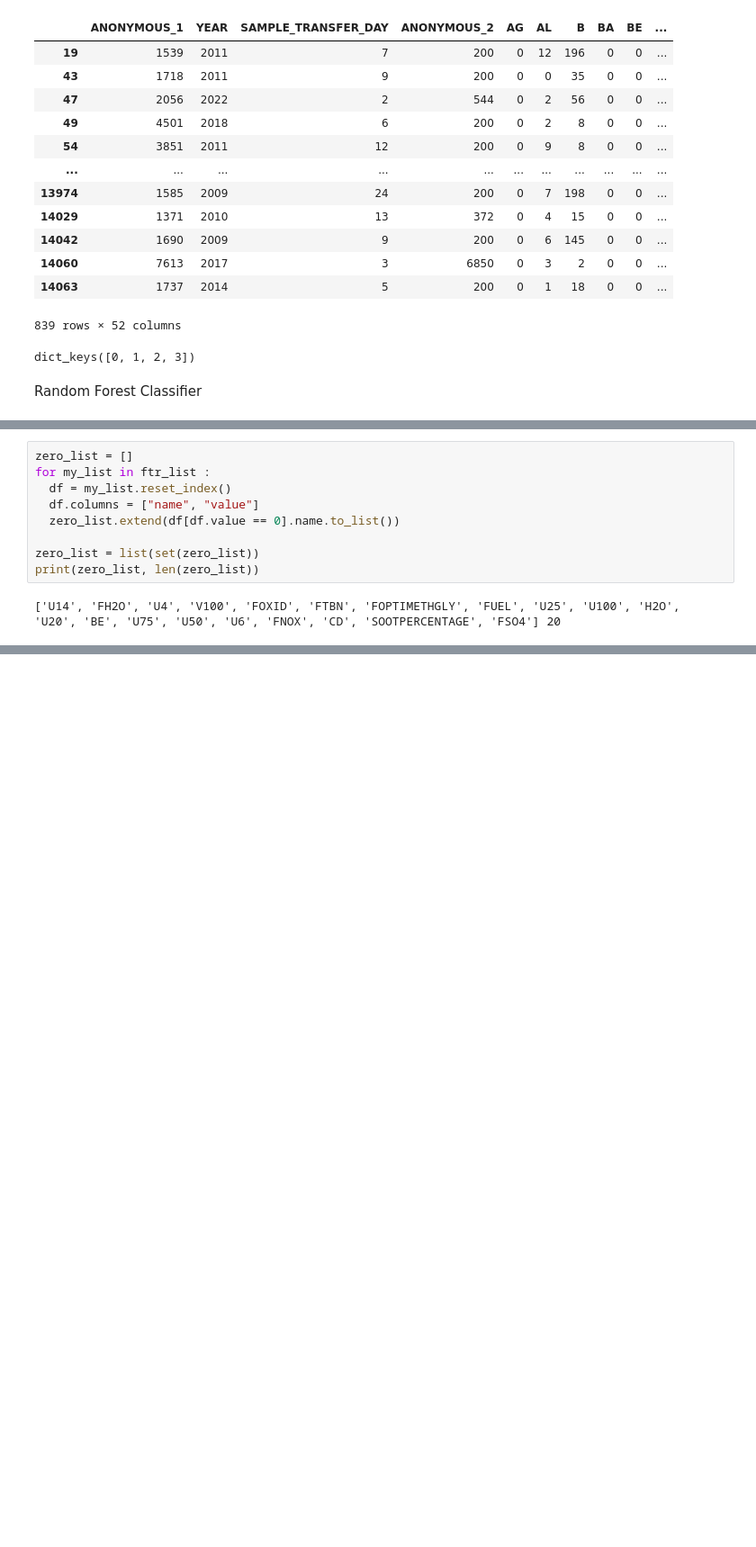
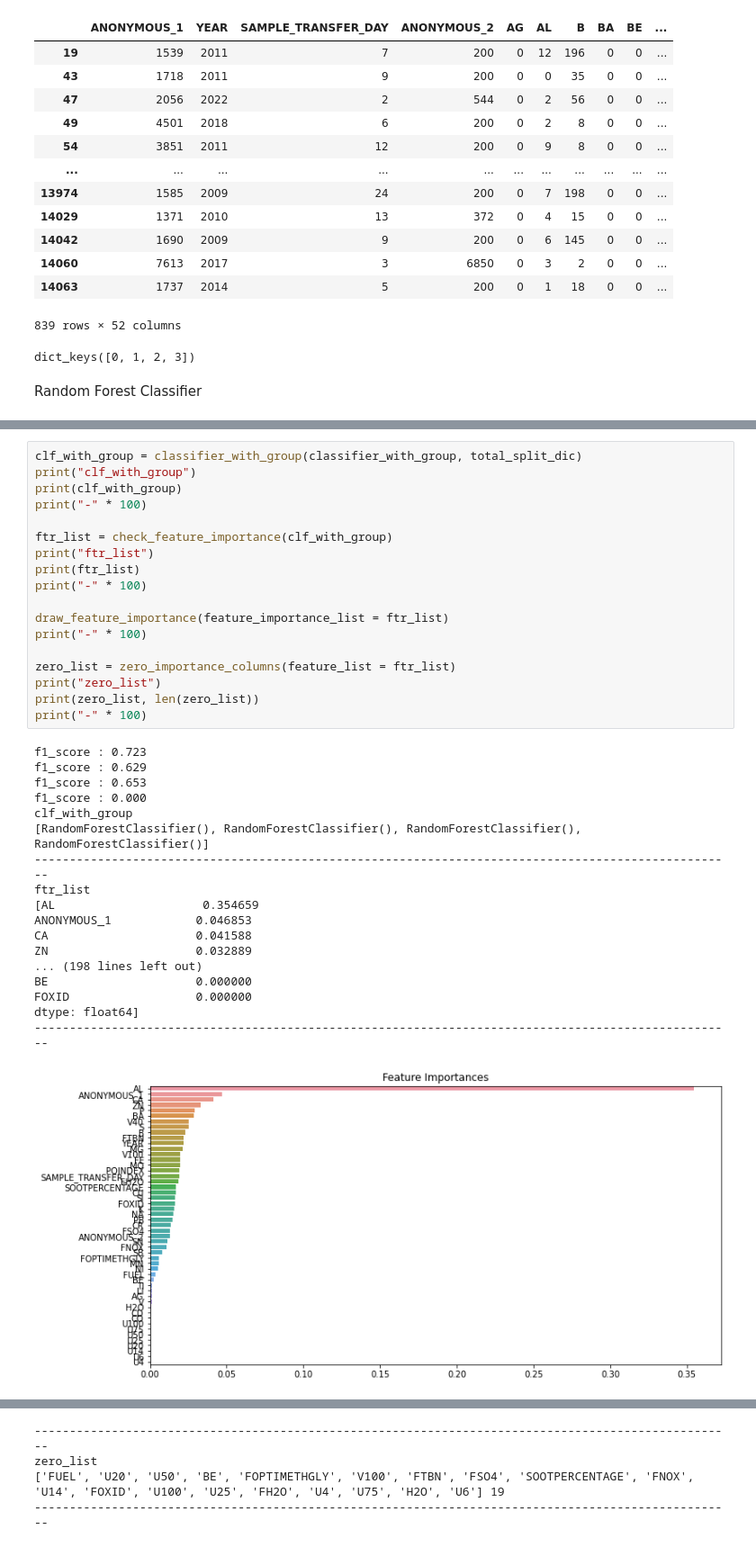
Before and after one commit to cswcjt/Dacon-Oil, a Jupyter notebook: oil_cjt.ipynb, the cells around one changed output, grey strips where cells are left out. Shown at 90% size. Saved outputs shown, nothing was run; the diff lists cells and outputs as text; blank space fills up the shorter version.

```diff
--- a/oil_cjt.ipynb
+++ b/oil_cjt.ipynb
@@ -350,11 +363,37 @@ f1_score : 0.000
-# %%
-zero_list = []
-for my_list in ftr_list :
-  df = my_list.reset_index()
-  df.columns = ["name", "value"]
-  zero_list.extend(df[df.value == 0].name.to_list())
-
-zero_list = list(set(zero_list))
-print(zero_list, len(zero_list))
-# %% [output]
-['U14', 'FH2O', 'U4', 'V100', 'FOXID', 'FTBN', 'FOPTIMETHGLY', 'FUEL', 'U25', 'U100', 'H2O', 'U20', 'BE', 'U75', 'U50', 'U6', 'FNOX', 'CD', 'SOOTPERCENTAGE', 'FSO4'] 20
+# %%
+clf_with_group = classifier_with_group(classifier_with_group, total_split_dic)
+print("clf_with_group")
+print(clf_with_group)
+print("-" * 100)
+
+ftr_list = check_feature_importance(clf_with_group)
+print("ftr_list")
+print(ftr_list)
+print("-" * 100)
+
+draw_feature_importance(feature_importance_list = ftr_list)
+print("-" * 100)
+
+zero_list = zero_importance_columns(feature_list = ftr_list)
+print("zero_list")
+print(zero_list, len(zero_list))
+print("-" * 100)
+# %% [output]
+f1_score : 0.723
+f1_score : 0.629
+f1_score : 0.653
+f1_score : 0.000
+clf_with_group
+[RandomForestClassifier(), RandomForestClassifier(), RandomForestClassifier(), RandomForestClassifier()]
+----------------------------------------------------------------------------------------------------
+ftr_list
+[AL                     0.354659
+ANONYMOUS_1            0.046853
+CA                     0.041588
+ZN                     0.032889
+... (198 lines left out)
+BE                     0.000000
+FOXID                  0.000000
+dtype: float64]
+----------------------------------------------------------------------------------------------------
+[figure, added]
@@ -361,3 +403,7 @@ print(zero_list, len(zero_list))
+----------------------------------------------------------------------------------------------------
+zero_list
+['FUEL', 'U20', 'U50', 'BE', 'FOPTIMETHGLY', 'V100', 'FTBN', 'FSO4', 'SOOTPERCENTAGE', 'FNOX', 'U14', 'FOXID', 'U100', 'U25', 'FH2O', 'U4', 'U75', 'H2O', 'U6'] 19
+----------------------------------------------------------------------------------------------------
 # %%
 only_train_col = ["AL", "B", "BA", "BE", "CA", "CD", "FH2O", "FNOX", "FOPTIMETHGLY", "FOXID", "FSO4", "FTBN", "FUEL", "K", "LI", "MG", "NA",
                   "P", "PB", "S", "SB", "SI", "SN", "SOOTPERCENTAGE", "U100", "U75", "U50", "U25", "U20", "U14", "U6", "U4", "V100"]
```
Also changed, not shown: parts of 22 cells of this notebook.
